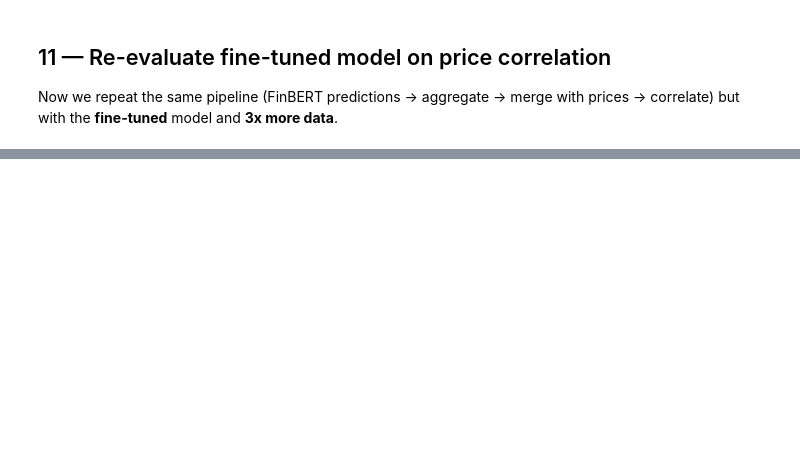
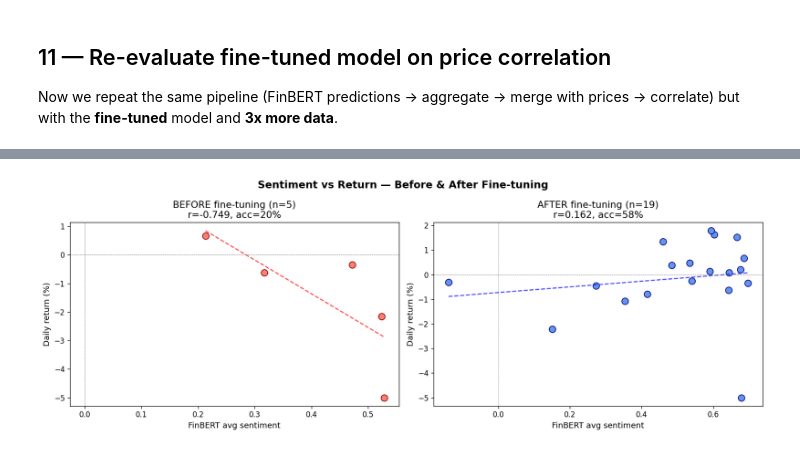
Before and after one commit to pitelet222/financial_sentiment_analysis, a Jupyter notebook: notebooks/evaluation/04_finbert_price_evaluation.ipynb, the cells around one changed output, grey strips where cells are left out. Drawn from its saved outputs; the diff is of its cells as text; code cells hidden in the pictures; blank space fills up the shorter version.

```diff
--- a/notebooks/evaluation/04_finbert_price_evaluation.ipynb
+++ b/notebooks/evaluation/04_finbert_price_evaluation.ipynb
@@ -606,38 +652,47 @@ print(f"  Data points : {results.get('n_rows', 0)}  →  {results_ft['n_rows']}"
 # %%
 # Side-by-side scatter comparison
 fig, axes = plt.subplots(1, 2, figsize=(14, 5))
 
+r_before = eval_results["overall"]["pearson_r"]
+acc_before = eval_results["overall"]["direction_accuracy"]
+r_after = eval_results_ft["overall"]["pearson_r"]
+acc_after = eval_results_ft["overall"]["direction_accuracy"]
+
 # Before fine-tuning
 ax = axes[0]
-if len(merged) > 0:
-    ax.scatter(merged["sentiment_mean"], merged["return_pct"], c="salmon", edgecolors="darkred", s=80)
-    if len(merged) > 1:
-        z = np.polyfit(merged["sentiment_mean"], merged["return_pct"], 1)
-        xs = np.linspace(merged["sentiment_mean"].min(), merged["sentiment_mean"].max(), 50)
+if len(has_news) > 0:
+    ax.scatter(has_news["fb_avg_sentiment"], has_news["daily_return"],
+               c="salmon", edgecolors="darkred", s=80)
+    if len(has_news) > 1:
+        z = np.polyfit(has_news["fb_avg_sentiment"], has_news["daily_return"], 1)
+        xs = np.linspace(has_news["fb_avg_sentiment"].min(), has_news["fb_avg_sentiment"].max(), 50)
         ax.plot(xs, np.polyval(z, xs), "r--", alpha=0.7)
-ax.set_title(f"BEFORE fine-tuning (n={len(merged)})\nr={results.get('pearson_r', float('nan')):.3f}, acc={results.get('direction_accuracy', float('nan')):.0%}")
-ax.set_xlabel("Sentiment (mean)")
-ax.set_ylabel("Return %")
+ax.set_title(f"BEFORE fine-tuning (n={len(has_news)})\nr={r_before:.3f}, acc={acc_before:.0%}")
+ax.set_xlabel("FinBERT avg sentiment")
+ax.set_ylabel("Daily return (%)")
 ax.axhline(0, color="grey", ls="--", lw=0.5)
 ax.axvline(0, color="grey", ls="--", lw=0.5)
 
 # After fine-tuning
 ax = axes[1]
-if len(merged_ft) > 0:
-    ax.scatter(merged_ft["sentiment_mean"], merged_ft["return_pct"], c="cornflowerblue", edgecolors="navy", s=80)
-    if len(merged_ft) > 1:
-        z = np.polyfit(merged_ft["sentiment_mean"], merged_ft["return_pct"], 1)
-        xs = np.linspace(merged_ft["sentiment_mean"].min(), merged_ft["sentiment_mean"].max(), 50)
+if len(has_news_ft) > 0:
+    ax.scatter(has_news_ft["fb_avg_sentiment"], has_news_ft["daily_return"],
+               c="cornflowerblue", edgecolors="navy", s=80)
+    if len(has_news_ft) > 1:
+        z = np.polyfit(has_news_ft["fb_avg_sentiment"], has_news_ft["daily_return"], 1)
+        xs = np.linspace(has_news_ft["fb_avg_sentiment"].min(), has_news_ft["fb_avg_sentiment"].max(), 50)
         ax.plot(xs, np.polyval(z, xs), "b--", alpha=0.7)
-ax.set_title(f"AFTER fine-tuning (n={len(merged_ft)})\nr={results_ft['pearson_r']:.3f}, acc={results_ft['direction_accuracy']:.0%}")
-ax.set_xlabel("Sentiment (mean)")
-ax.set_ylabel("Return %")
+ax.set_title(f"AFTER fine-tuning (n={len(has_news_ft)})\nr={r_after:.3f}, acc={acc_after:.0%}")
+ax.set_xlabel("FinBERT avg sentiment")
+ax.set_ylabel("Daily return (%)")
 ax.axhline(0, color="grey", ls="--", lw=0.5)
 ax.axvline(0, color="grey", ls="--", lw=0.5)
 
 plt.suptitle("Sentiment vs Return — Before & After Fine-tuning", fontsize=14, fontweight="bold")
 plt.tight_layout()
-plt.savefig(str(project_root / "reports" / "figures" / "before_after_finetuning.png"), dpi=150)
+plt.savefig(str(PROJECT_ROOT / "reports" / "figures" / "before_after_finetuning.png"), dpi=150)
 plt.show()
+# %% [output]
+[figure, added]
 # %%
 # Final verdict after fine-tuning
```
Also changed, not shown: parts of 13 cells of this notebook, 9 other files.
